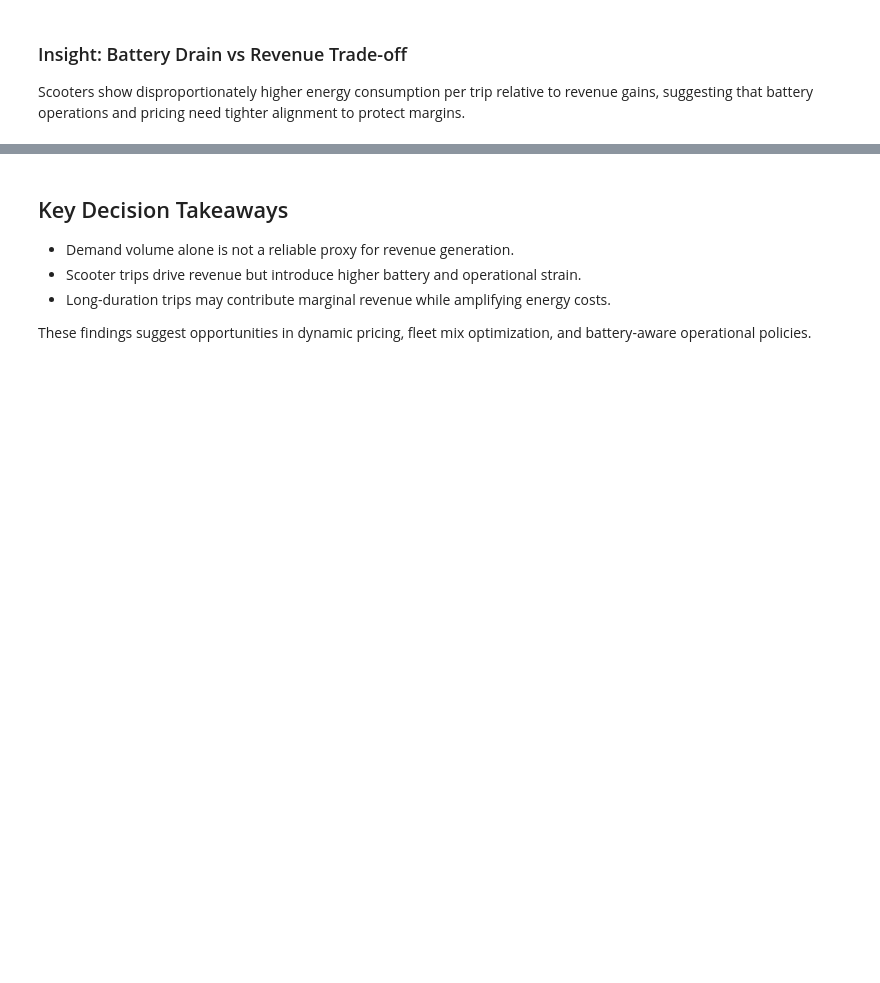
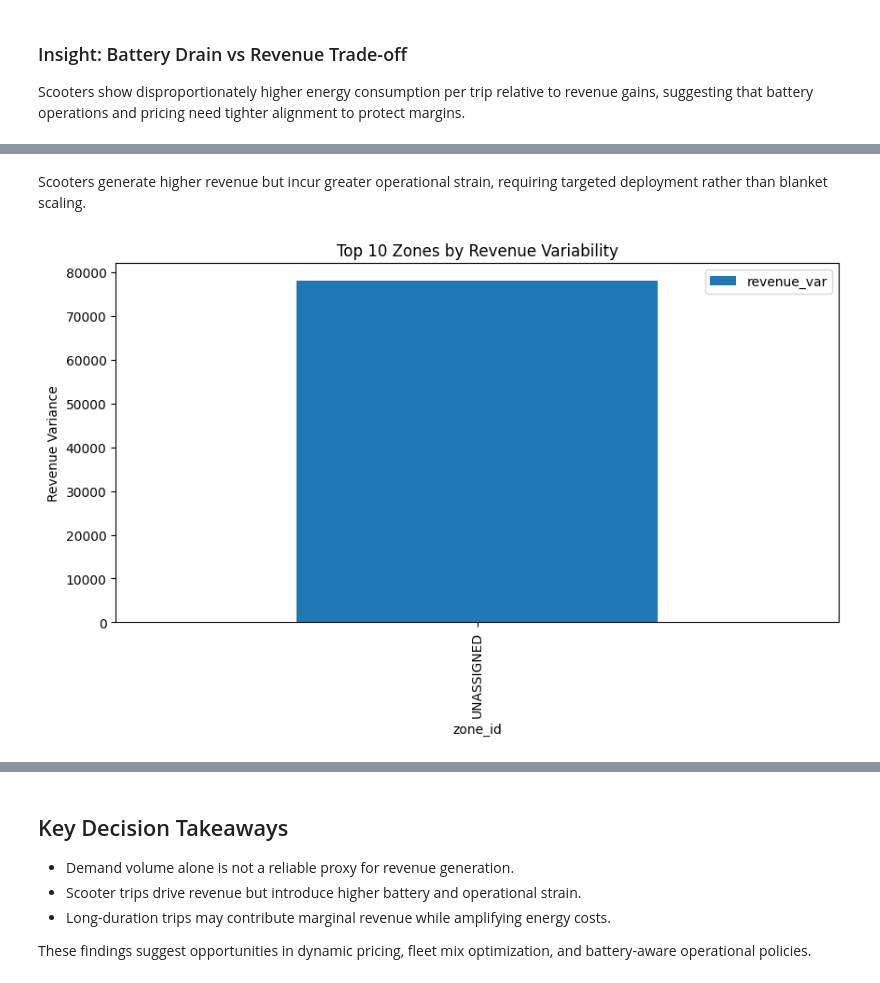
Before and after one commit to Manidhar8008/lime-iot-ml-platform-, a Jupyter notebook: notebooks/01_Core_Trip_Analysis.ipynb, the cells around one changed output, grey strips where cells are left out. Drawn from its saved outputs; the diff is of its cells as text; code cells hidden in the pictures; blank space fills up the shorter version.

```diff
--- a/notebooks/01_Core_Trip_Analysis.ipynb
+++ b/notebooks/01_Core_Trip_Analysis.ipynb
@@ -139,0 +212,13 @@ pricing need tighter alignment to protect margins.
+# %% [markdown]
+Scooters generate higher revenue but incur greater operational strain, requiring targeted deployment rather than blanket scaling.
+# %%
+zone_var = df.groupby("zone_id").agg(
+    revenue_var=("Invoice", "var")
+).sort_values("revenue_var", ascending=False).head(10)
+
+zone_var.plot(kind="bar", figsize=(10,5))
+plt.title("Top 10 Zones by Revenue Variability")
+plt.ylabel("Revenue Variance")
+plt.show()
+# %% [output]
+[figure, added]
```
Also changed, not shown: parts of 9 cells of this notebook, 37 other files.
